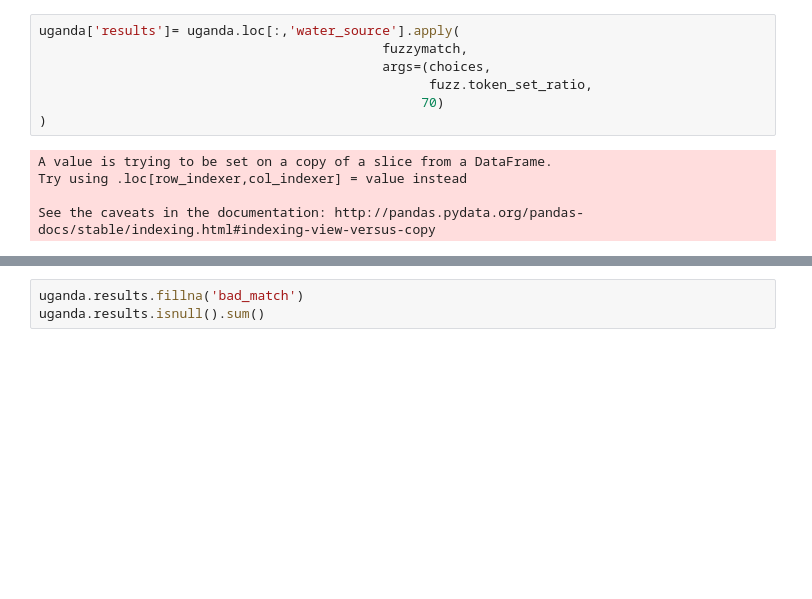
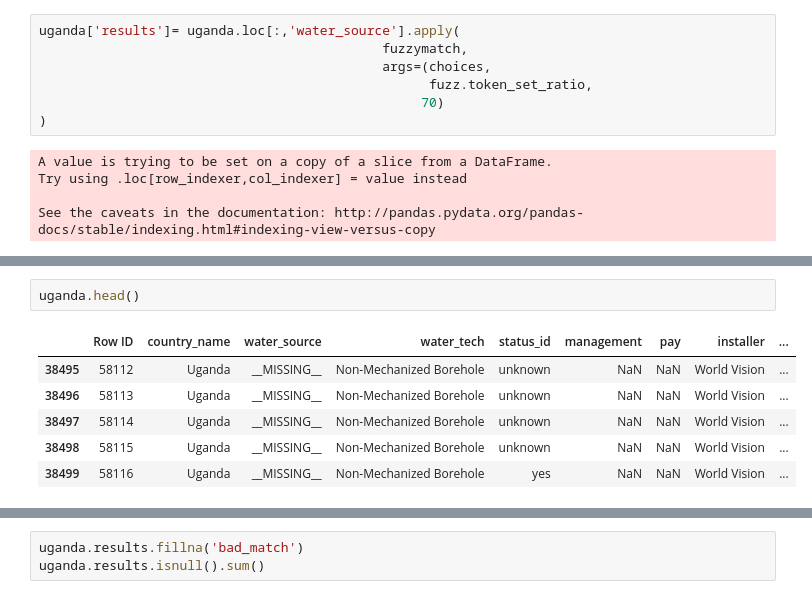
Before and after one commit to dan-watson-ucb/Capstone_Water_Access, a Jupyter notebook: Water Point Fuzzy Matching.ipynb, the cells around one changed output, grey strips where cells are left out. Drawn from its saved outputs; the diff is of its cells as text; blank space fills up the shorter version.

```diff
--- a/Water Point Fuzzy Matching.ipynb
+++ b/Water Point Fuzzy Matching.ipynb
@@ -92 +112,10 @@ See the caveats in the documentation: http://pandas.pydata.org/pandas-docs/stabl
+# %%
+uganda.head()
+# %% [output]
+|  | Row ID | country_name | water_source | water_tech | status_id | management | pay | installer | ... |
+| 38495 | 58112 | Uganda | __MISSING__ | Non-Mechanized Borehole | unknown | NaN | NaN | World Vision | ... |
+| 38496 | 58113 | Uganda | __MISSING__ | Non-Mechanized Borehole | unknown | NaN | NaN | World Vision | ... |
+| 38497 | 58114 | Uganda | __MISSING__ | Non-Mechanized Borehole | unknown | NaN | NaN | World Vision | ... |
+| 38498 | 58115 | Uganda | __MISSING__ | Non-Mechanized Borehole | unknown | NaN | NaN | World Vision | ... |
+| 38499 | 58116 | Uganda | __MISSING__ | Non-Mechanized Borehole | yes | NaN | NaN | World Vision | ... |
 # %%
```
Also changed, not shown: parts of 13 cells of this notebook.
